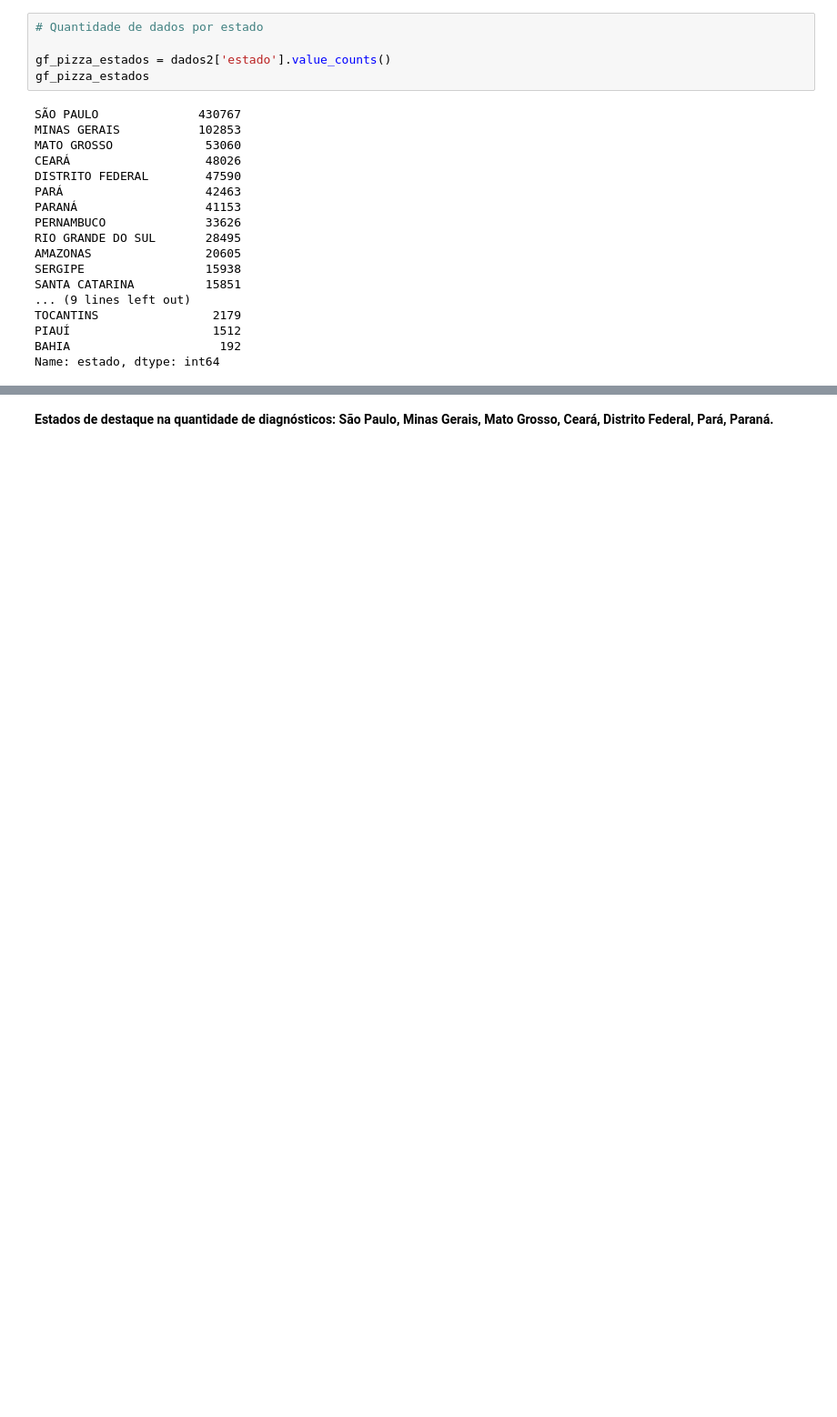
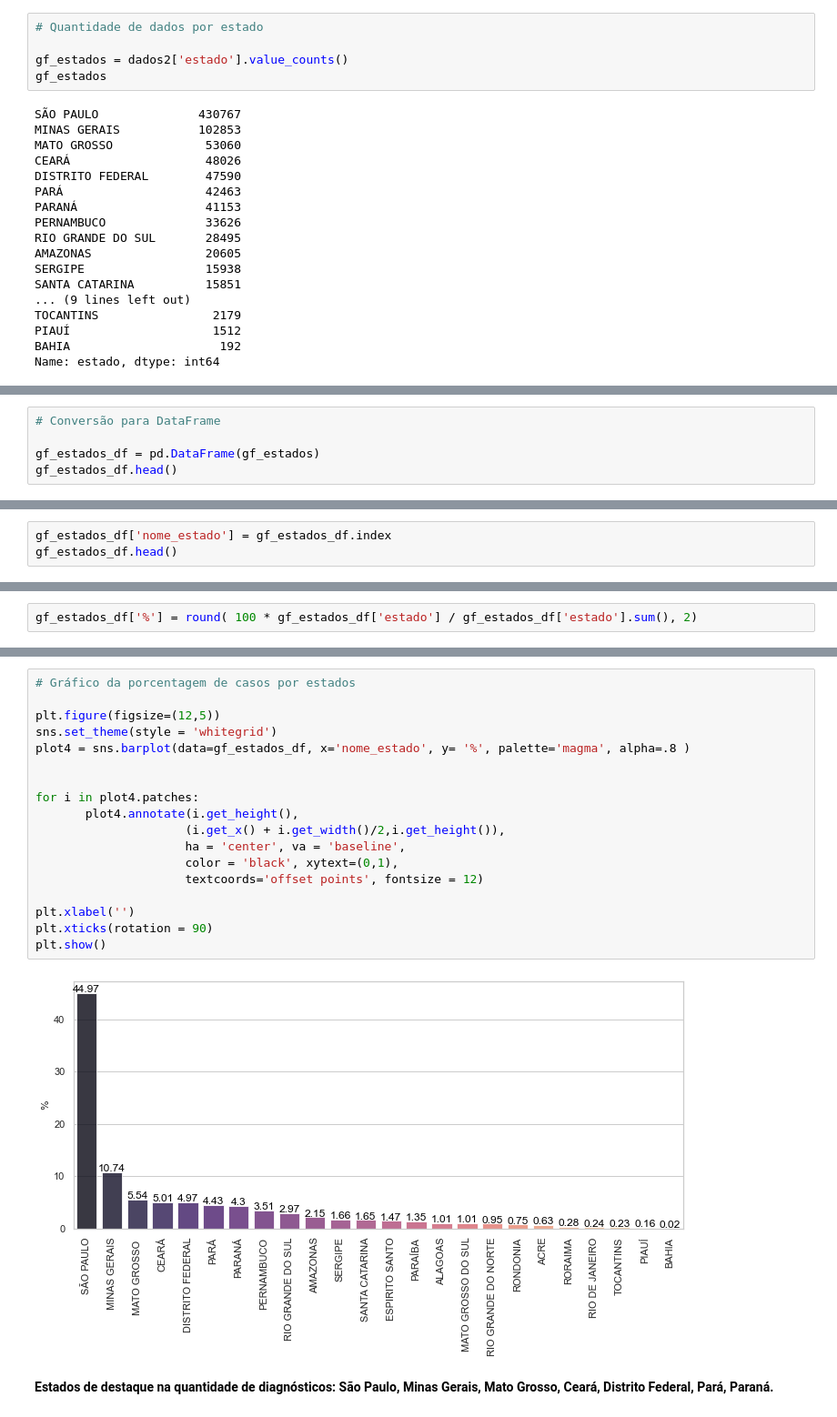
Before and after one commit to AnaPaulaPAraujo/analise_dados_cancer_brasil, a Jupyter notebook: Etapa 1/analise_geral.ipynb, the cells around one changed output, grey strips where cells are left out. Shown: that part at 91% size. Saved outputs shown, nothing was run; the diff lists cells and outputs as text; blank space fills up the shorter version.

```diff
--- a/Etapa 1/analise_geral.ipynb
+++ b/Etapa 1/analise_geral.ipynb
@@ -496,8 +498,8 @@ Index(['codigo_paciente', 'local_atendimento', 'sexo', 'idade', 'cor',
 # %%
 # Quantidade de dados por estado
 
-gf_pizza_estados = dados2['estado'].value_counts()
-gf_pizza_estados
+gf_estados = dados2['estado'].value_counts()
+gf_estados
 # %% [output]
 SÃO PAULO              430767
 MINAS GERAIS           102853
@@ -568,0 +521,5 @@ plt.show()
+# %%
+# Conversão para DataFrame
+
+gf_estados_df = pd.DataFrame(gf_estados)
+gf_estados_df.head()
@@ -568,0 +533,3 @@ plt.show()
+# %%
+gf_estados_df['nome_estado'] = gf_estados_df.index
+gf_estados_df.head()
@@ -568,0 +543,2 @@ plt.show()
+# %%
+gf_estados_df['%'] = round( 100 * gf_estados_df['estado'] / gf_estados_df['estado'].sum(), 2)
@@ -569,2 +554,22 @@ plt.show()
+# %%
+# Gráfico da porcentagem de casos por estados
+
+plt.figure(figsize=(12,5))
+sns.set_theme(style = 'whitegrid')
+plot4 = sns.barplot(data=gf_estados_df, x='nome_estado', y= '%', palette='magma', alpha=.8 )
+
+
+for i in plot4.patches:
+       plot4.annotate(i.get_height(),
+                     (i.get_x() + i.get_width()/2,i.get_height()),
+                     ha = 'center', va = 'baseline',
+                     color = 'black', xytext=(0,1),
+                     textcoords='offset points', fontsize = 12)
+
+plt.xlabel('')
+plt.xticks(rotation = 90)
+plt.show()
+# %% [output]
+[figure, added]
 # %% [markdown]
 **Estados de destaque na quantidade de diagnósticos: São Paulo, Minas Gerais, Mato Grosso, Ceará, Distrito Federal, Pará, Paraná.**
```
Also changed, not shown: parts of 20 cells of this notebook.
